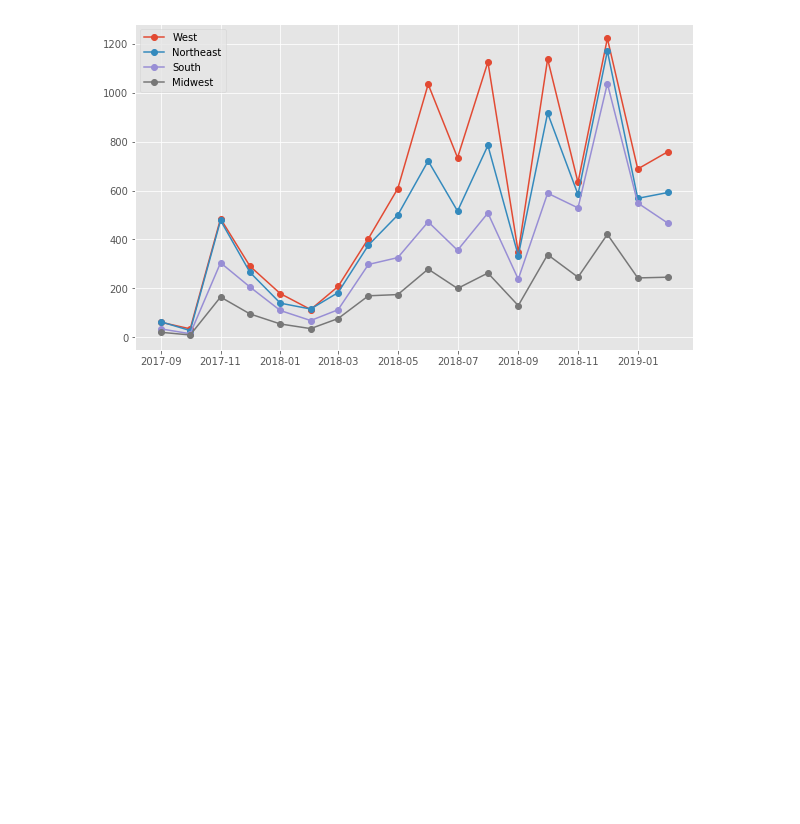
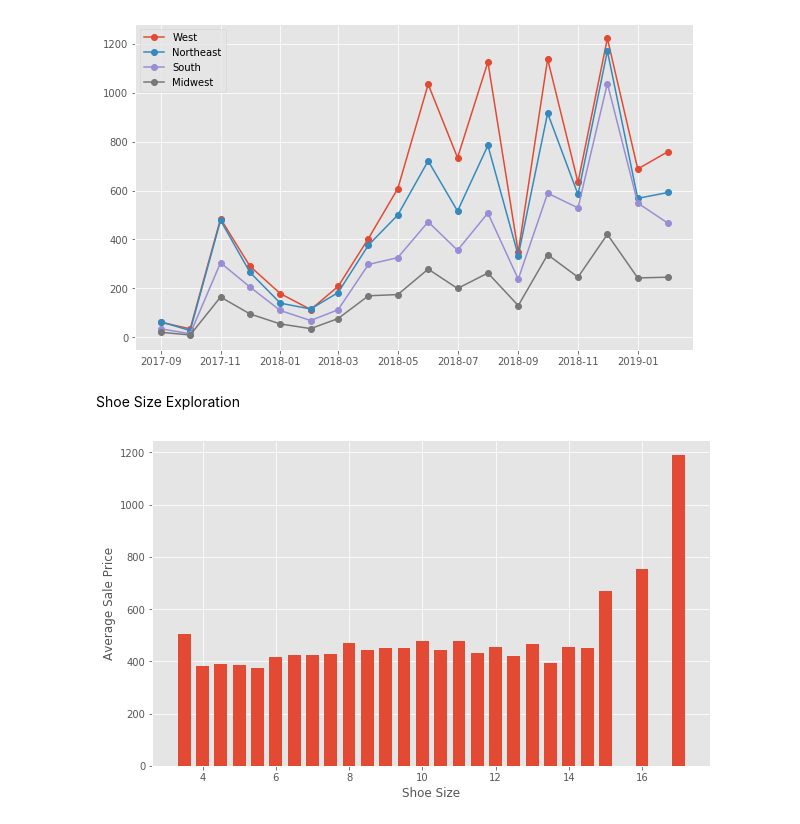
Before and after one commit to HienHa34/Yeezy-vs.-Off-White, a Jupyter notebook: EDA.ipynb, the cells around one changed output. Saved outputs shown, nothing was run; the diff lists cells and outputs as text; code cells hidden in the pictures; blank space fills up the shorter version.

```diff
--- a/EDA.ipynb
+++ b/EDA.ipynb
@@ -786,3 +778,13 @@ ax.legend()
 # %% [output]
 <matplotlib.legend.Legend at 0x...>
 [figure]
+# %% [markdown]
+Shoe Size Exploration
+# %%
+ss_df= df.groupby('Shoe Size')
+# %%
+avg_ss_sale_price = ss_df['Sale Price'].mean()
+# %%
+bar_plot(avg_ss_sale_price.index, avg_ss_sale_price,'Shoe Size', 'Average Sale Price',)
+# %% [output]
+[figure, added]
```
Also changed, not shown: parts of 16 cells of this notebook.
